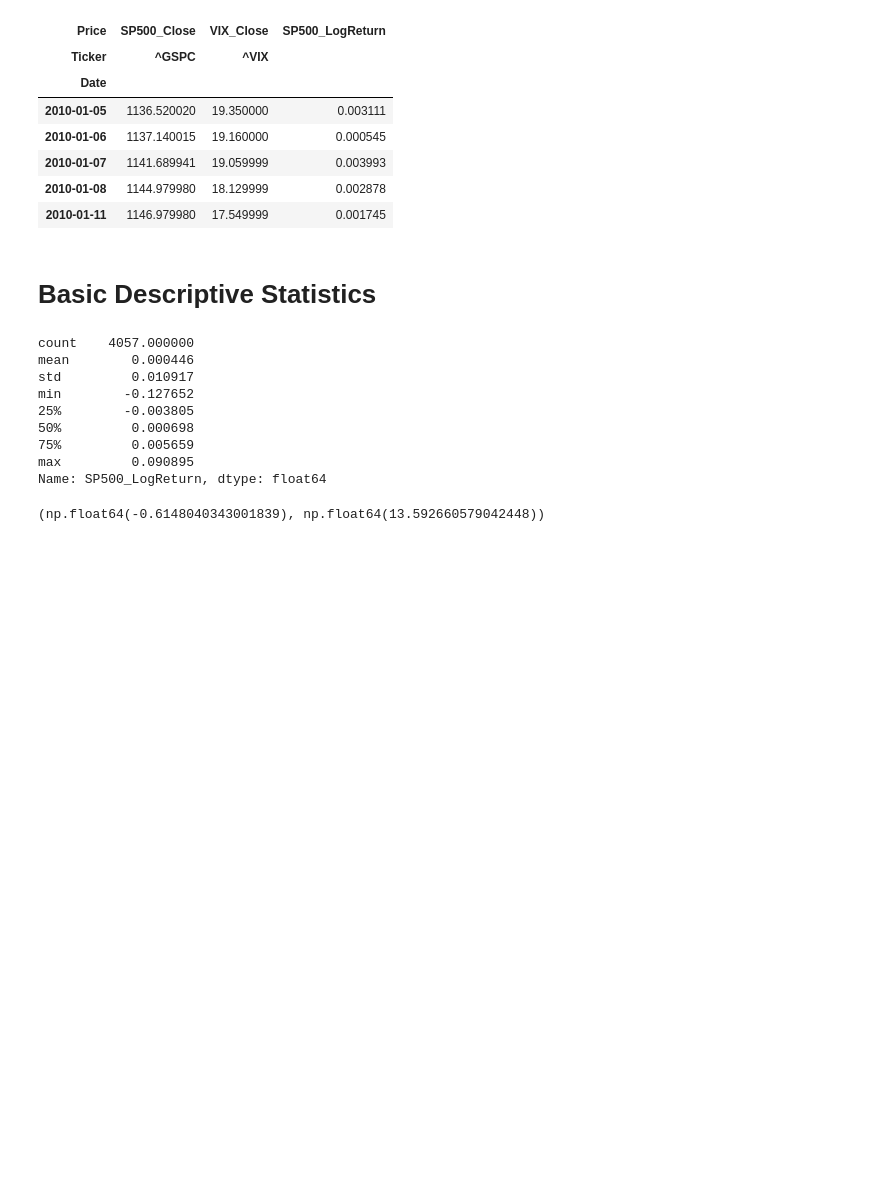
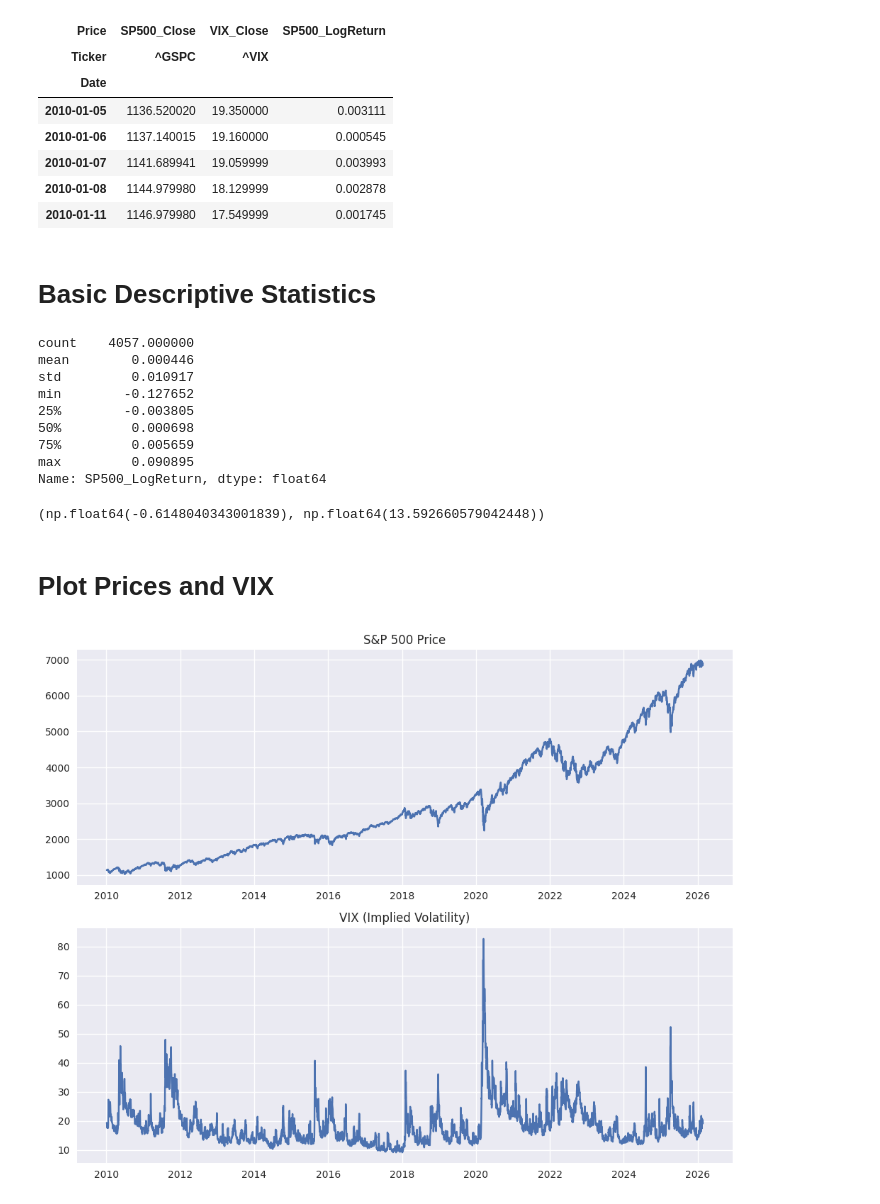
Before and after one commit to akhyear/GARCHVolatilityProject, a Jupyter notebook: notebooks/01_data_collection_and_preprocessing.ipynb, the cells around one changed output. Drawn from its saved outputs; the diff is of its cells as text; code cells hidden in the pictures; blank space fills up the shorter version.

Commit message:
Plot Prices and VIX

```diff
--- a/notebooks/01_data_collection_and_preprocessing.ipynb
+++ b/notebooks/01_data_collection_and_preprocessing.ipynb
@@ -3,8 +3,6 @@ import yfinance as yf
 import pandas as pd
 import numpy as np
 import matplotlib.pyplot as plt
-
-plt.style.use("seaborn-v0_8")
 # %% [markdown]
 # Download Market Data
 # %%
@@ -90,3 +88,18 @@ Name: SP500_LogReturn, dtype: float64
 df["SP500_LogReturn"].skew(), df["SP500_LogReturn"].kurt()
 # %% [output]
 (np.float64(-0.6148040343001839), np.float64(13.592660579042448))
+# %% [markdown]
+# Plot Prices and VIX
+# %%
+fig, ax = plt.subplots(2, 1, figsize=(10, 8))
+
+ax[0].plot(df.index, df["SP500_Close"])
+ax[0].set_title("S&P 500 Price")
+
+ax[1].plot(df.index, df["VIX_Close"])
+ax[1].set_title("VIX (Implied Volatility)")
+
+plt.tight_layout()
+plt.show()
+# %% [output]
+[figure, added]
```
